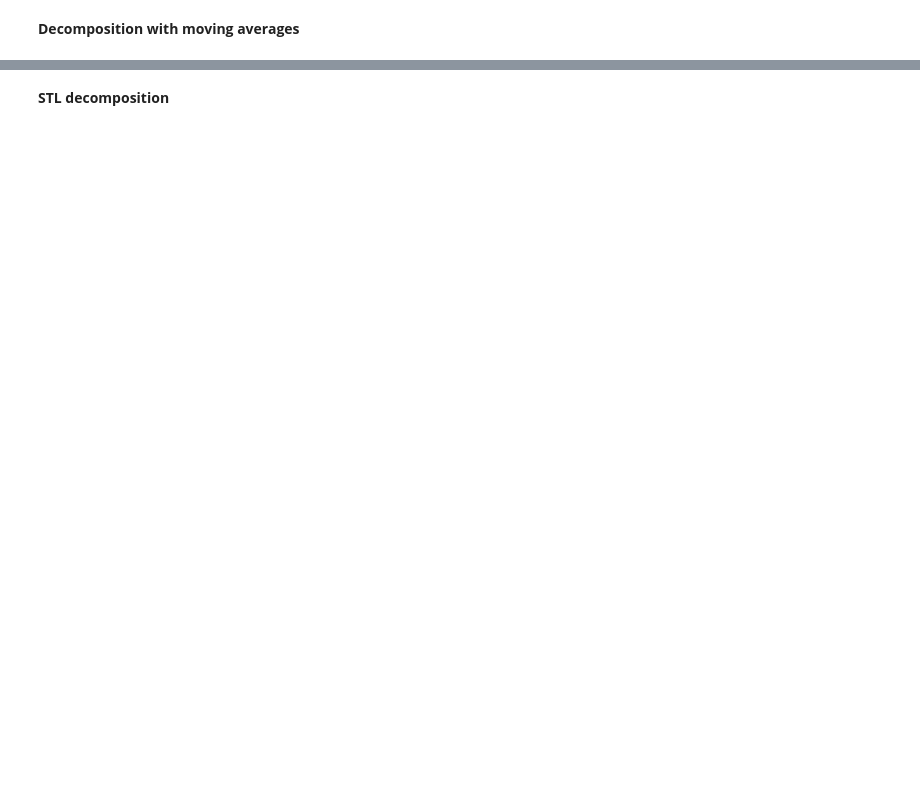
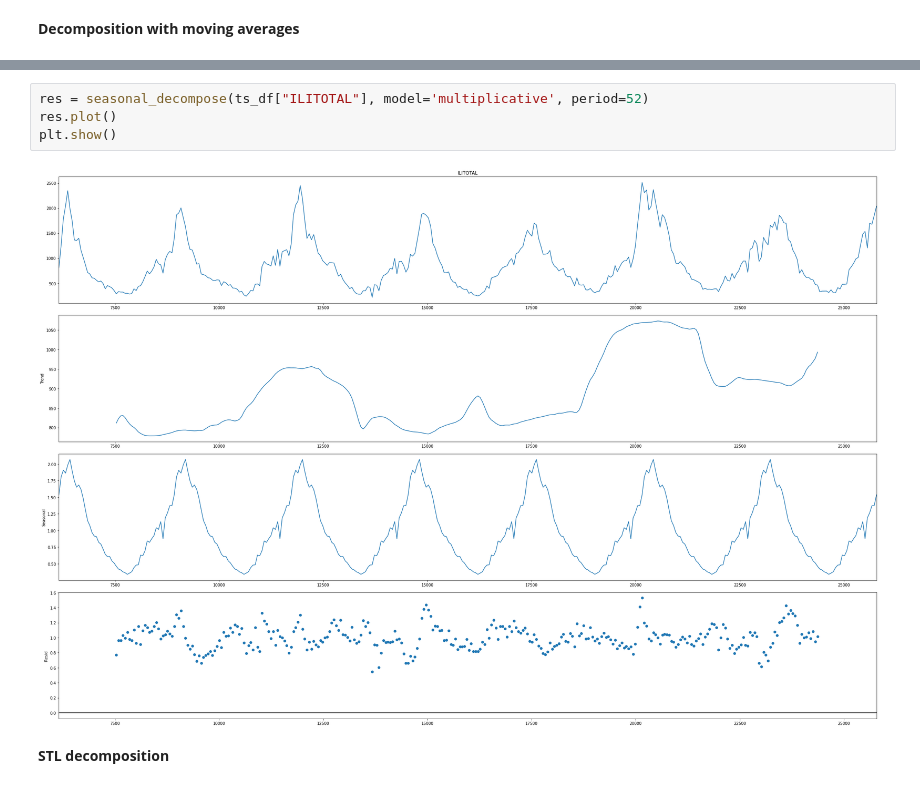
Before and after one commit to ltsaprounis/dsf-ts-forecasting, a Jupyter notebook: notebooks/01-eda.ipynb, the cells around one changed output, grey strips where cells are left out. Drawn from its saved outputs; the diff is of its cells as text; blank space fills up the shorter version.

```diff
--- a/notebooks/01-eda.ipynb
+++ b/notebooks/01-eda.ipynb
@@ -333,3 +336,9 @@ plt.show()
+# %%
+res = seasonal_decompose(ts_df["ILITOTAL"], model='multiplicative', period=52)
+res.plot()
+plt.show()
+# %% [output]
+[figure, added]
 # %% [markdown]
 **STL decomposition**
 # %%
```
Also changed, not shown: parts of 14 cells of this notebook, 6 other files.
